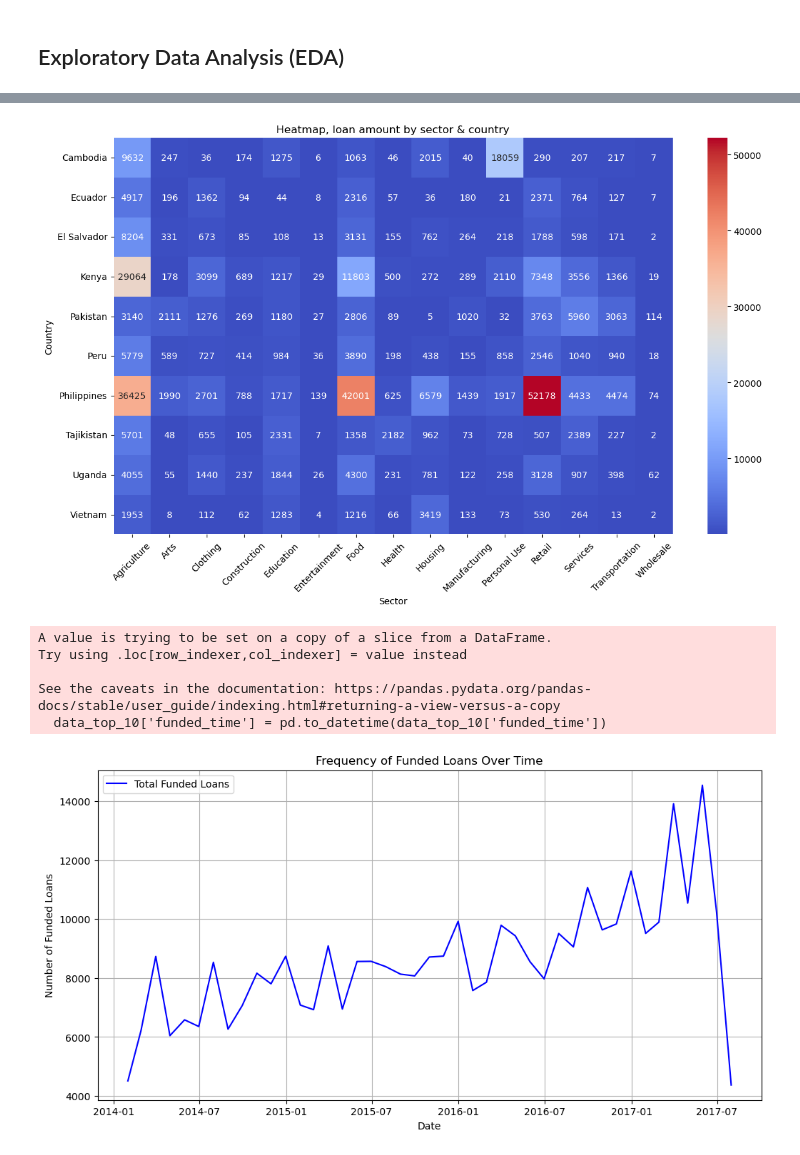
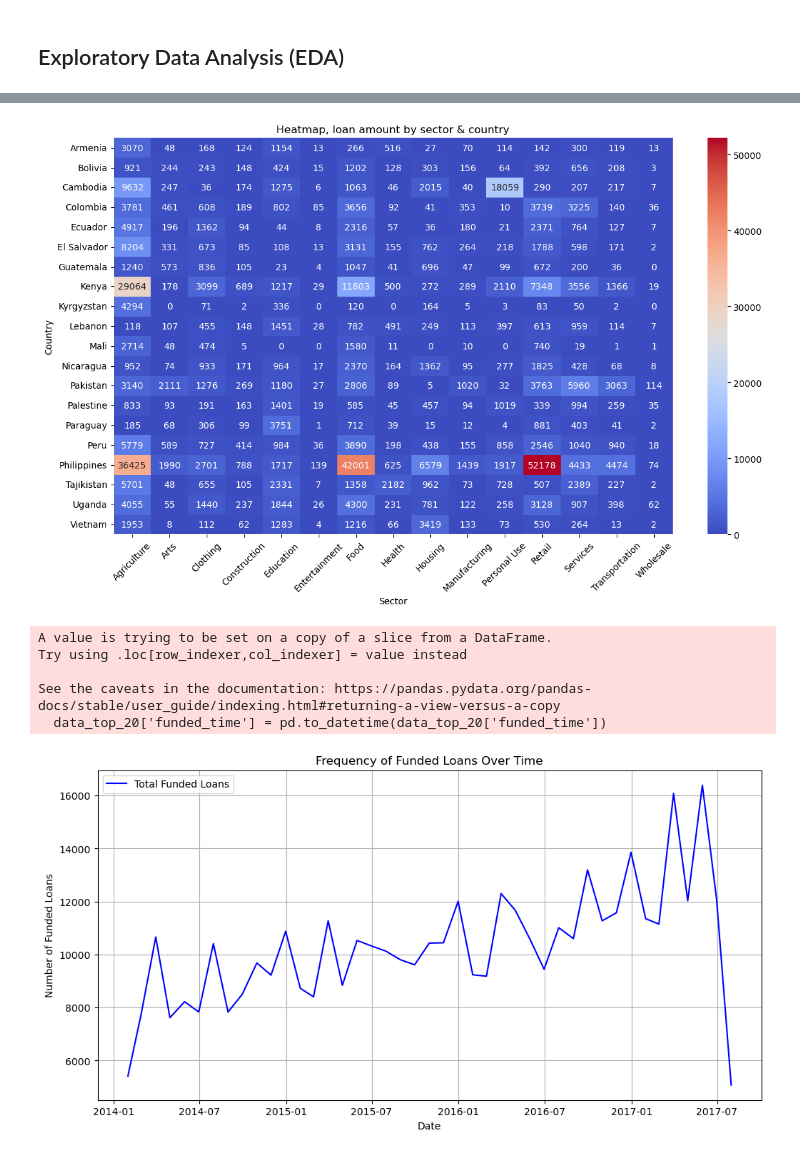
Before and after one commit to JAdamHub/M1-Exam-Submission, a Jupyter notebook: M1-Exam_Data_Exploration.ipynb, the cells around one changed output, grey strips where cells are left out. Saved outputs shown, nothing was run; the diff lists cells and outputs as text; code cells hidden in the pictures.

```diff
--- a/M1-Exam_Data_Exploration.ipynb
+++ b/M1-Exam_Data_Exploration.ipynb
@@ -309,13 +312,13 @@ data_clean[['loan_amount', 'funded_amount', 'term_in_months']].describe().T
 | funded_amount | 550998.0 | 601.934490 | 507.332615 | 25.0 | 250.0 | 425.0 | 800.0 | 2850.0 |
 | term_in_months | 550998.0 | 13.407176 | 8.139459 | 2.0 | 8.0 | 13.0 | 14.0 | 141.0 |
 # %%
-# What is the total amount of loan_amount for each country?
+# what is the total amount of loan_amount for each country?
 country_loans = data_clean.groupby('country')['loan_amount'].sum()
 
-# We would like a classic top 10 to get an overview of the
-country_top_10 = country_loans.sort_values(ascending=False).head(10)
+# we would like a classic top 20 to get an overview of the
+country_top_20 = country_loans.sort_values(ascending=False).head(20)
 
-print(country_top_10)
+print(country_top_20)
 # %% [output]
 country
 Philippines    53296250.0
@@ -331,8 +339,8 @@ Vietnam         9887975.0
 Name: loan_amount, dtype: float64
 # %%
-# getting top 10
-data_top_10 = data_clean[data_clean['country'].isin(country_top_10.index)]
+# getting top 20
+data_top_20 = data_clean[data_clean['country'].isin(country_top_20.index)]
 
-data_top_10.info()
+data_top_20.info()
 # %% [output]
 <class 'pandas.core.frame.DataFrame'>
@@ -435,6 +451,6 @@ Passing `palette` without assigning `hue` is deprecated and will be removed in v
 # %%
 # Create a pivot table for the heatmap
-outcome_heatmap_data = data_top_10.pivot_table(index='country', columns='sector', values='loan_amount', aggfunc='count', fill_value=0)
+outcome_heatmap_data = data_top_20.pivot_table(index='country', columns='sector', values='loan_amount', aggfunc='count', fill_value=0)
 
 # Plot the heatmap
 plt.figure(figsize=(14, 8))
@@ -447,35 +463,35 @@ plt.ylabel('Country')
 plt.xticks(rotation=45)
 plt.show()
 # %% [output]
-[figure, old version]
+[figure, new version]
 # %%
 #use pandas to ensure that 'funded_time' is in a datetime format
-data_top_10['funded_time'] = pd.to_datetime(data_top_10['funded_time'])
+data_top_20['funded_time'] = pd.to_datetime(data_top_20['funded_time'])
 
 #set the date column as the index
-data_top_10.set_index('funded_time', inplace=True)
+data_top_20.set_index('funded_time', inplace=True)
 
 #resample the data to a monthly frequency (can also be yearly, daily, etc.)
-funded_trend = data_top_10.resample('M').size()
+funded_trend = data_top_20.resample('M').size()
 
 #plot the frequency of searches over time
 plt.figure(figsize=(12, 6))
 plt.plot(funded_trend, label='Total Funded Loans', color='blue')
 
 #reset index to ensure "funded_time" returns back as a column in the dataframe
-data_top_10.reset_index(inplace=True)
+data_top_20.reset_index(inplace=True)
 
 #add labels and title
 plt.title('Frequency of Funded Loans Over Time')
 plt.xlabel('Date')
 plt.ylabel('Number of Funded Loans')
 plt.legend()
 plt.grid(True)
 plt.show()
 # %% [output]
 A value is trying to be set on a copy of a slice from a DataFrame.
 Try using .loc[row_indexer,col_indexer] = value instead
 
 See the caveats in the documentation: https://pandas.pydata.org/pandas-docs/stable/user_guide/indexing.html#returning-a-view-versus-a-copy
-  data_top_10['funded_time'] = pd.to_datetime(data_top_10['funded_time'])
+  data_top_20['funded_time'] = pd.to_datetime(data_top_20['funded_time'])
-[figure, old version]
+[figure, new version]
```
Also changed, not shown: parts of 10 cells of this notebook, 1 other file.
